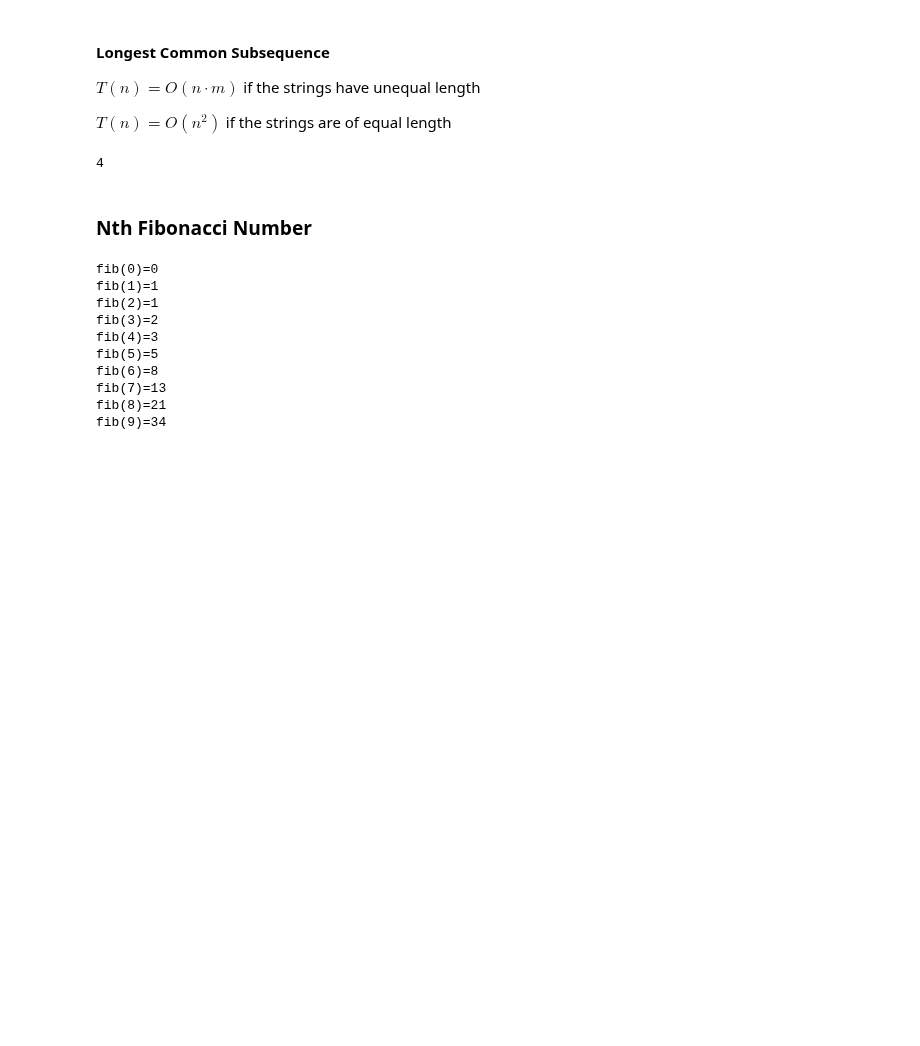
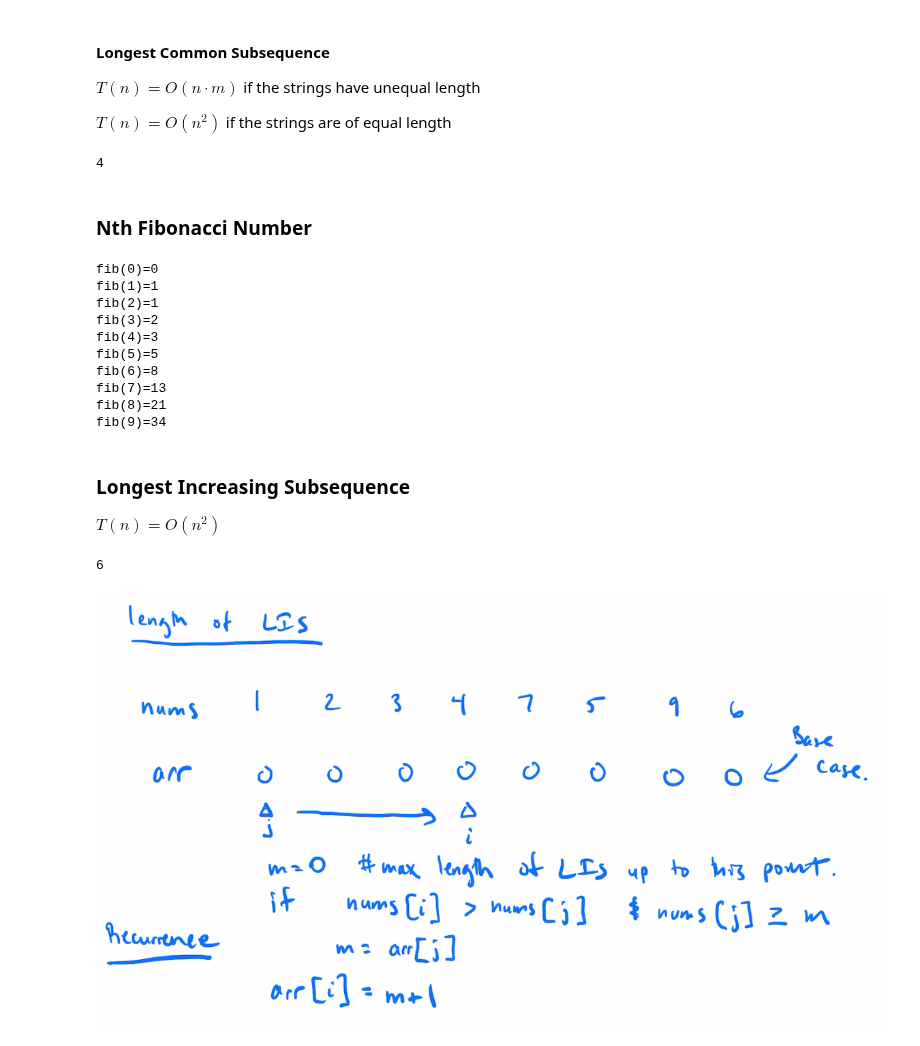
Before and after one commit to peter-lucia/algorithms, a Jupyter notebook: dynamic_programming.ipynb, the cells around one changed output. Saved outputs shown, nothing was run; the diff lists cells and outputs as text; code cells hidden in the pictures; blank space fills up the shorter version.

```diff
--- a/dynamic_programming.ipynb
+++ b/dynamic_programming.ipynb
@@ -92,3 +92,41 @@ fib(6)=8
 fib(7)=13
 fib(8)=21
 fib(9)=34
+# %% [markdown]
+### Longest Increasing Subsequence
+$T(n) = O(n^2)$
+# %%
+from typing import List
+
+# https://leetcode.com/problems/longest-increasing-subsequence/submissions/
+class Solution:
+    def lengthOfLIS(self, nums: List[int]) -> int:
+        if len(nums) == 0:
+            return 0
+
+        # array containing the length of the LIS up to each element
+        arr = [0 for _ in nums]
+
+        for i, x in enumerate(nums):
+            # holds the maximum LIS up to and including x
+            m = 0
+            for j in range(0, i):
+                # check if current x is greater than each previous element,
+                # starting at the first element in the array.
+                # also check if the max length of the LIS up to each
+                # preceding element is at least m
+                # if x > nums[j] and arr[j] >= m:
+                if x > nums[j] and arr[j] >= m:
+                    m = arr[j]
+
+            arr[i] = m + 1
+        return max(arr)
+
+Solution().lengthOfLIS([1,2,3,4,7,5,9,6])
+# %% [output]
+6
+# %%
+from IPython import display
+display.Image("media/longest_increasing_subsequence.png")
+# %% [output]
+[figure, added]
```
Also changed, not shown: 2 other files.
